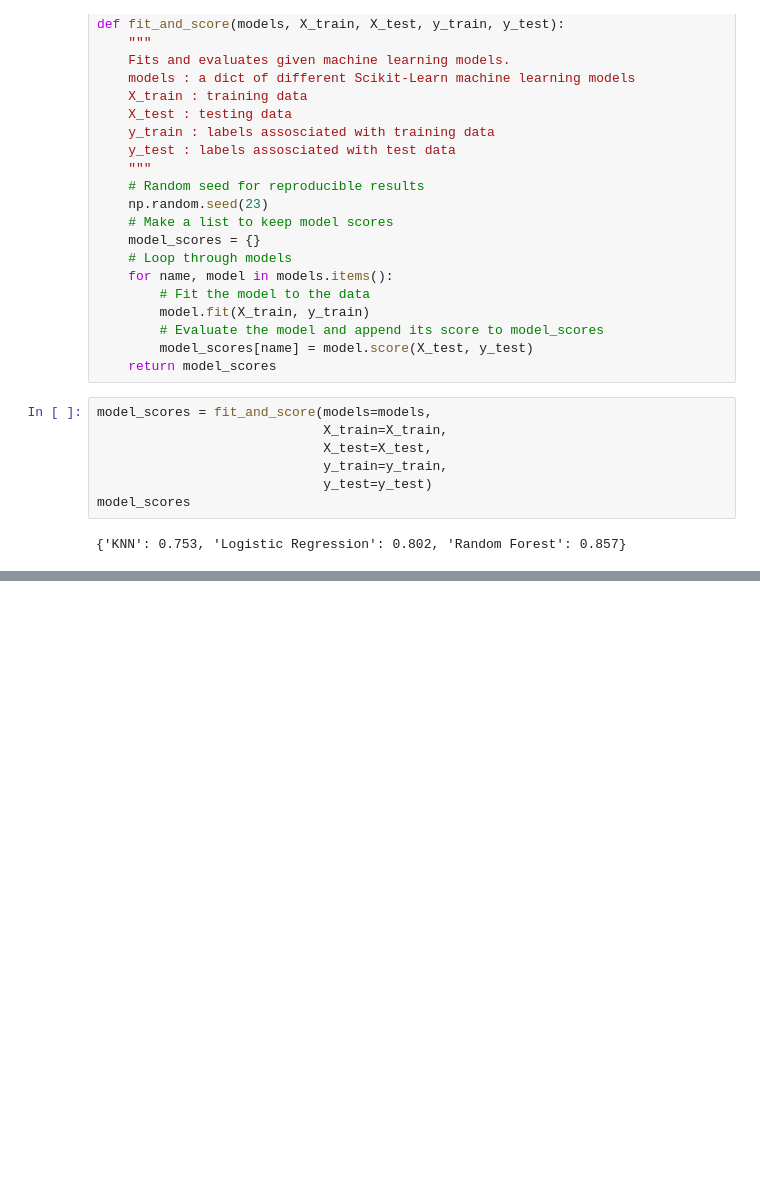
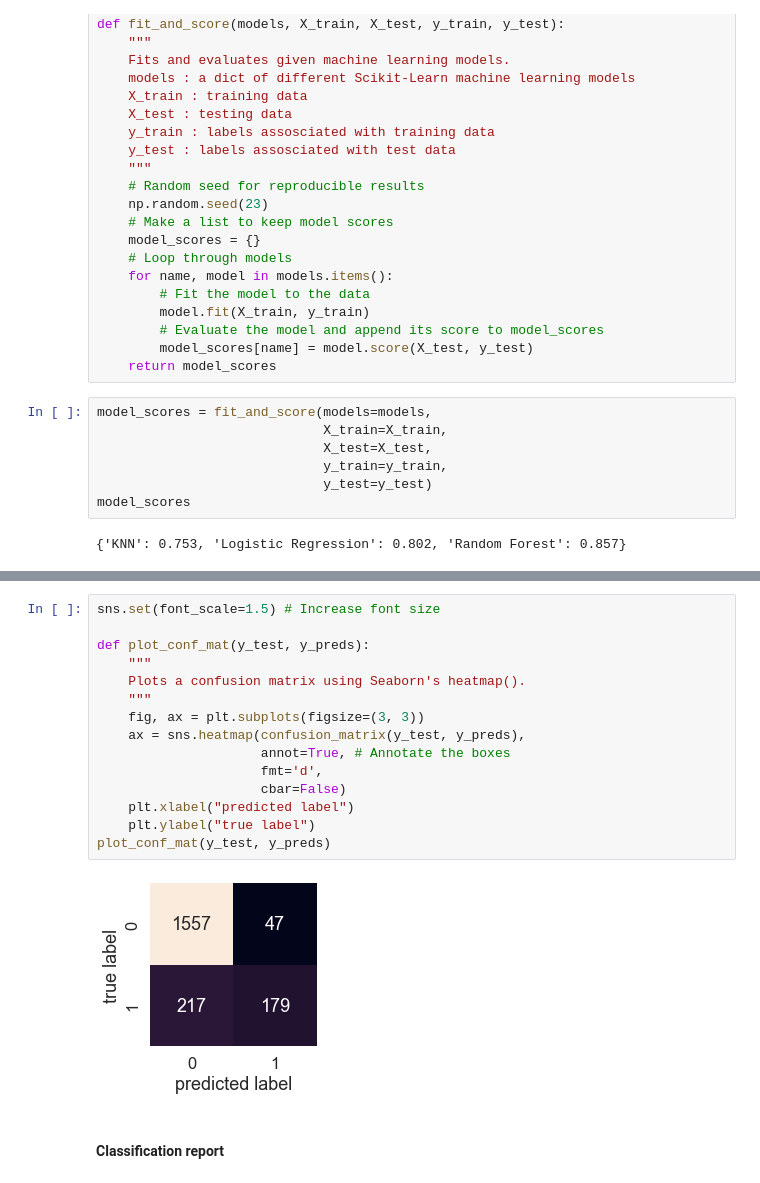
Before and after one commit to victoria-se/customer-churn, a Jupyter notebook: end-to-end-customer-churn-classification.ipynb, the cells around one changed output, grey strips where cells are left out. Cells and saved outputs as stored; diff of their text form; blank space fills up the shorter version.

```diff
--- a/end-to-end-customer-churn-classification.ipynb
+++ b/end-to-end-customer-churn-classification.ipynb
@@ -509,0 +538,19 @@ After doing hyperparameter tuning, we increased the accuracy score by 1%.
+# %%
+sns.set(font_scale=1.5) # Increase font size
+
+def plot_conf_mat(y_test, y_preds):
+    """
+    Plots a confusion matrix using Seaborn's heatmap().
+    """
+    fig, ax = plt.subplots(figsize=(3, 3))
+    ax = sns.heatmap(confusion_matrix(y_test, y_preds),
+                     annot=True, # Annotate the boxes
+                     fmt='d',
+                     cbar=False)
+    plt.xlabel("predicted label")
+    plt.ylabel("true label")
+plot_conf_mat(y_test, y_preds)
+# %% [output]
+[figure, added]
+# %% [markdown]
+#### Classification report
```
Also changed, not shown: parts of 47 cells of this notebook.
